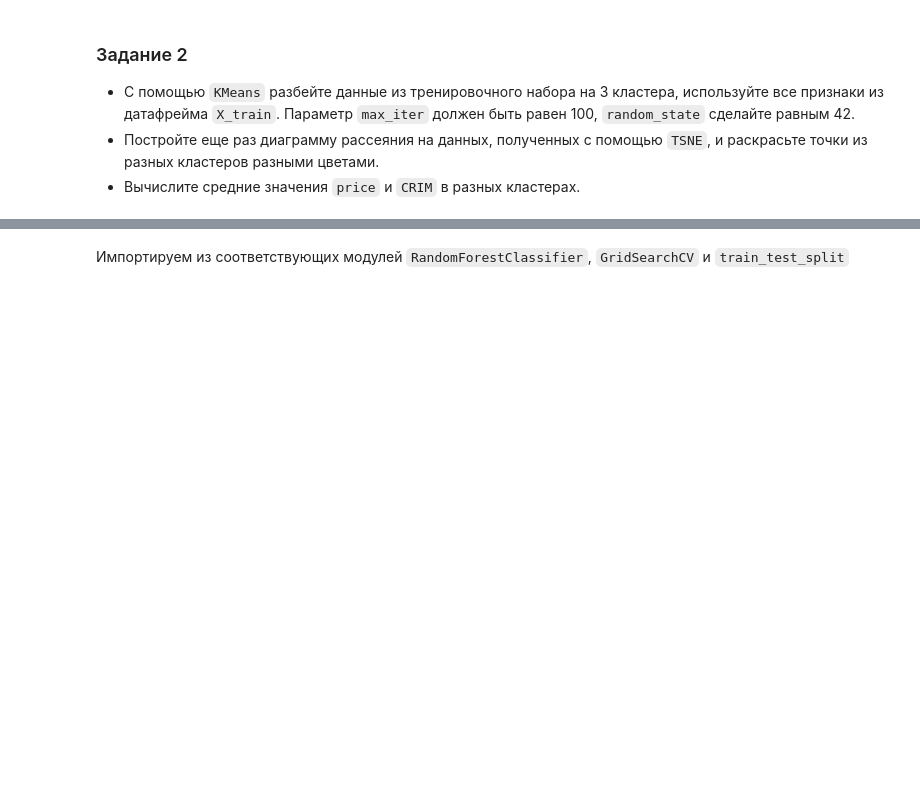
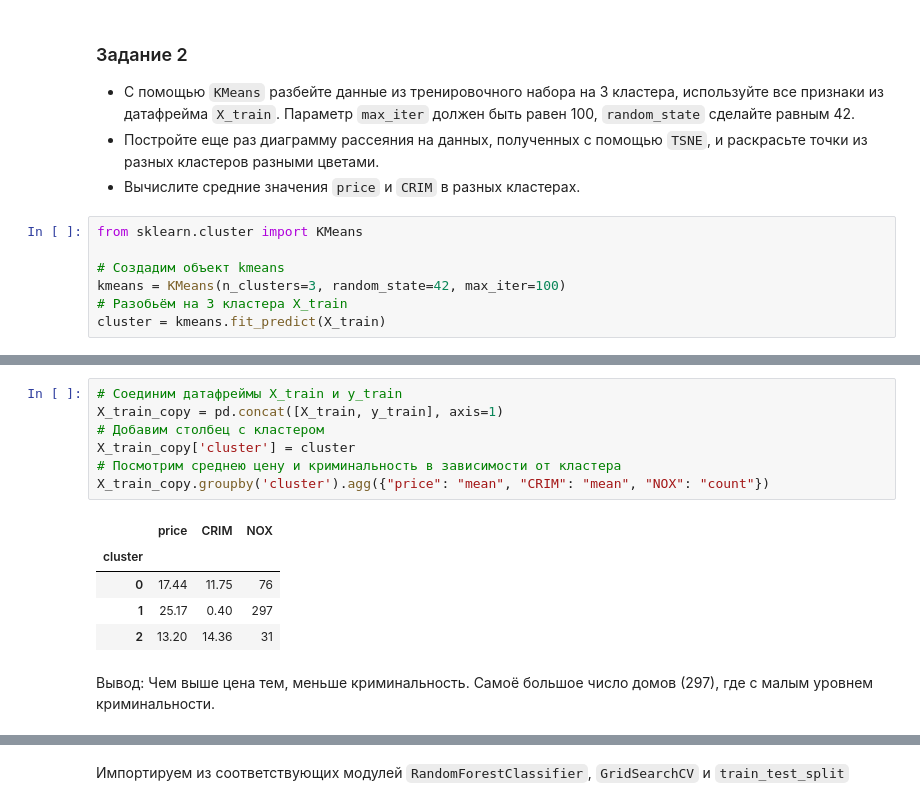
Before and after one commit to uc20100/Python-for-Data-Science, a Jupyter notebook: homework.ipynb, the cells around one changed output, grey strips where cells are left out. Saved outputs shown, nothing was run; the diff lists cells and outputs as text; blank space fills up the shorter version.

```diff
--- a/homework.ipynb
+++ b/homework.ipynb
@@ -243,3 +243,10 @@ plt.show()
 - С помощью `KMeans` разбейте данные из тренировочного набора на 3 кластера, используйте все признаки из датафрейма `X_train`. Параметр `max_iter` должен быть равен 100, `random_state` сделайте равным 42.
 - Постройте еще раз диаграмму рассеяния на данных, полученных с помощью `TSNE`, и раскрасьте точки из разных кластеров разными цветами.
 - Вычислите средние значения `price` и `CRIM` в разных кластерах.
+# %%
+from sklearn.cluster import KMeans
+
+# Создадим объект kmeans
+kmeans = KMeans(n_clusters=3, random_state=42, max_iter=100)
+# Разобьём на 3 кластера X_train
+cluster = kmeans.fit_predict(X_train)
@@ -246,3 +269,18 @@ plt.show()
+# %%
+# Соединим датафреймы X_train и y_train
+X_train_copy = pd.concat([X_train, y_train], axis=1)
+# Добавим столбец с кластером
+X_train_copy['cluster'] = cluster
+# Посмотрим среднею цену и криминальность в зависимости от кластера
+X_train_copy.groupby('cluster').agg({"price": "mean", "CRIM": "mean", "NOX": "count"})
+# %% [output]
+|  | price | CRIM | NOX |
+| cluster |  |  |  |
+| 0 | 17.44 | 11.75 | 76 |
+| 1 | 25.17 | 0.40 | 297 |
+| 2 | 13.20 | 14.36 | 31 |
+# %% [markdown]
+Вывод: Чем выше цена тем, меньше криминальность. Самоё большое число домов (297), где с малым уровнем криминальности.
 # %%
 ?RandomForestRegressor.feature_importances_
 # %% [output]
```
Also changed, not shown: parts of 44 cells of this notebook.
